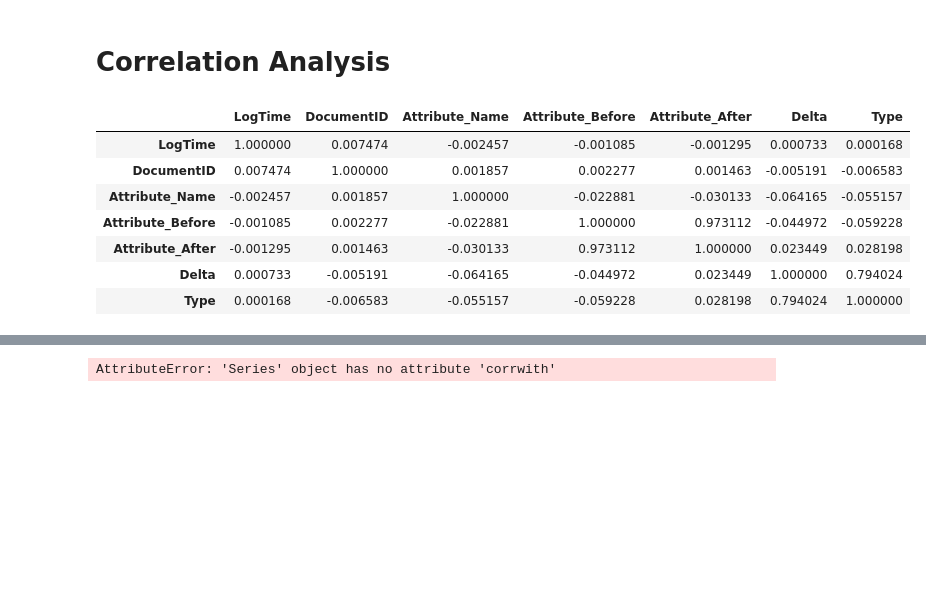
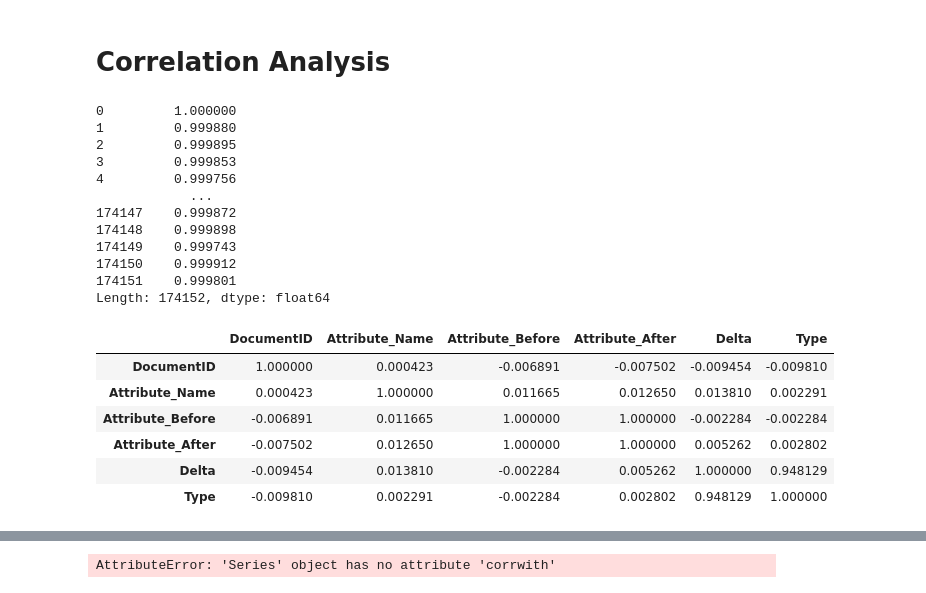
Before and after one commit to FusionShareeza/Masterarbeit, a Jupyter notebook: sqlconnector.ipynb, the cells around one changed output, grey strips where cells are left out. Cells and saved outputs as stored; diff of their text form; code cells hidden in the pictures; blank space fills up the shorter version.

Commit message:
correlations analyse

```diff
--- a/sqlconnector.ipynb
+++ b/sqlconnector.ipynb
@@ -701,38 +700,51 @@ dtype: object
 # %%
 def handle_non_numerical_data_correlation(df):
     columns = df.columns.values
     for column in columns:
         text_digit_vals = {}
         def convert_to_int(val):
             return text_digit_vals[val]
 
         if df[column].dtype != np.int64 and df[column].dtype != np.float64:
             column_contents = df[column].values.tolist()
             unique_elements = set(column_contents)
             x = 0
             for unique in unique_elements:
                 if unique not in text_digit_vals:
                     text_digit_vals[unique] = x
                     x+=1
 
             df[column] = list(map(convert_to_int, df[column]))
 
     return df
 
 
-bc = handle_non_numerical_data_correlation(df1)
+bc = handle_non_numerical_data_correlation(df_table_cclogattributes)
 #display(bc)
+display(bc.corrwith(bc.iloc[0], axis=1))
+
 corr = bc.corr(method = 'pearson')
 corr
 #plt.figure(figsize=(10,8), dpi =500)
 #sns.heatmap(corr,annot=True,fmt=".2f", linewidth=.5)
 #plt.show()
 # %% [output]
+0         1.000000
+1         0.999880
+2         0.999895
+3         0.999853
+4         0.999756
+            ...
+174147    0.999872
+174148    0.999898
+174149    0.999743
+174150    0.999912
+174151    0.999801
+Length: 174152, dtype: float64
-|  | LogTime | DocumentID | Attribute_Name | Attribute_Before | Attribute_After | Delta | Type |
-| LogTime | 1.000000 | 0.007474 | -0.002457 | -0.001085 | -0.001295 | 0.000733 | 0.000168 |
-| DocumentID | 0.007474 | 1.000000 | 0.001857 | 0.002277 | 0.001463 | -0.005191 | -0.006583 |
-| Attribute_Name | -0.002457 | 0.001857 | 1.000000 | -0.022881 | -0.030133 | -0.064165 | -0.055157 |
-| Attribute_Before | -0.001085 | 0.002277 | -0.022881 | 1.000000 | 0.973112 | -0.044972 | -0.059228 |
-| Attribute_After | -0.001295 | 0.001463 | -0.030133 | 0.973112 | 1.000000 | 0.023449 | 0.028198 |
-| Delta | 0.000733 | -0.005191 | -0.064165 | -0.044972 | 0.023449 | 1.000000 | 0.794024 |
-| Type | 0.000168 | -0.006583 | -0.055157 | -0.059228 | 0.028198 | 0.794024 | 1.000000 |
+|  | DocumentID | Attribute_Name | Attribute_Before | Attribute_After | Delta | Type |
+| DocumentID | 1.000000 | 0.000423 | -0.006891 | -0.007502 | -0.009454 | -0.009810 |
+| Attribute_Name | 0.000423 | 1.000000 | 0.011665 | 0.012650 | 0.013810 | 0.002291 |
+| Attribute_Before | -0.006891 | 0.011665 | 1.000000 | 1.000000 | -0.002284 | -0.002284 |
+| Attribute_After | -0.007502 | 0.012650 | 1.000000 | 1.000000 | 0.005262 | 0.002802 |
+| Delta | -0.009454 | 0.013810 | -0.002284 | 0.005262 | 1.000000 | 0.948129 |
+| Type | -0.009810 | 0.002291 | -0.002284 | 0.002802 | 0.948129 | 1.000000 |
```
Also changed, not shown: parts of 5 cells of this notebook, 1 other file.
